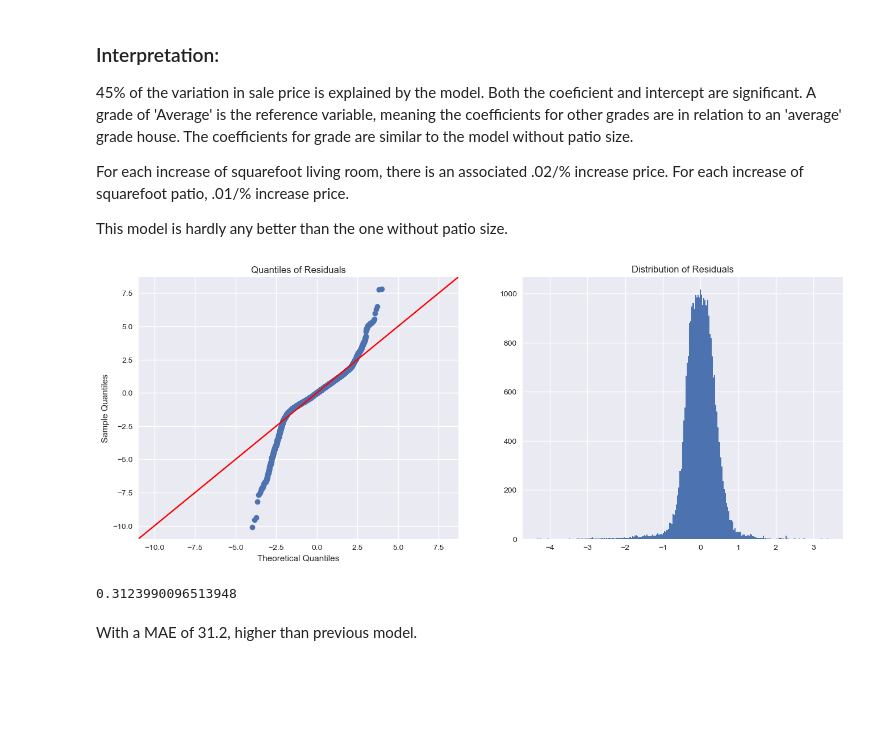
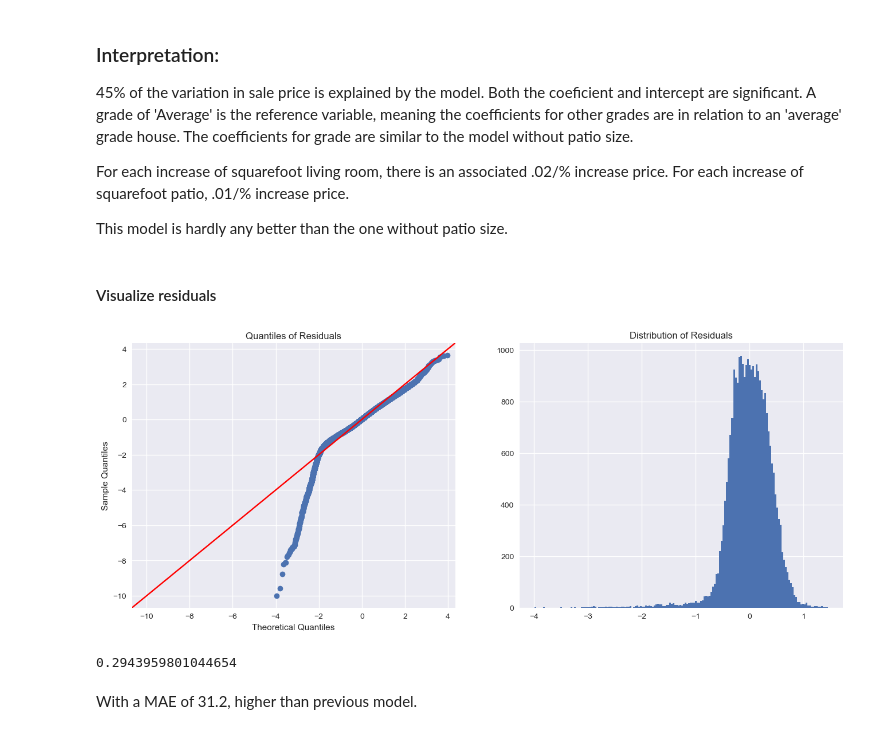
Before and after one commit to lalynjay/Housing_Prices_Analysis, a Jupyter notebook: Housing_Prices_Analysis.ipynb, the cells around one changed output. Cells and saved outputs as stored; diff of their text form; code cells hidden in the pictures; blank space fills up the shorter version.

```diff
--- a/Housing_Prices_Analysis.ipynb
+++ b/Housing_Prices_Analysis.ipynb
@@ -329,13 +344,13 @@ None of the relationships appear obviously linear. It is not difficult to make o
 # %% [markdown]
 ### Simple linear regression model with Living room squarefoot as predictor
 # %%
-y = df["price"]
-X_baseline = df[["sqft_living"]]
+y0 = df["price"]
+X0_baseline = df[["sqft_living"]]
 # %%
-baseline_model = sm.OLS(y, sm.add_constant(X_baseline))
-baseline_results = baseline_model.fit()
+baseline_model0 = sm.OLS(y0, sm.add_constant(X0_baseline))
+baseline_results0 = baseline_model0.fit()
 
-print(baseline_results.summary())
+print(baseline_results0.summary())
 # %% [output]
                             OLS Regression Results
 ==============================================================================
@@ -581,8 +603,8 @@ plt.scatter(x=X_log, y=y_log)
 # %%
-baseline_log_xy_model = sm.OLS(y_log, sm.add_constant(X_log))
-baseline_log_xy_results = baseline_log_xy_model.fit()
+baseline_log_x_model = sm.OLS(y, sm.add_constant(X_log))
+baseline_log_x_results = baseline_log_x_model.fit()
 
-print(baseline_log_xy_results.summary())
+print(baseline_log_x_results.summary())
 # %% [output]
                             OLS Regression Results
 ==============================================================================
@@ -842,20 +874,22 @@ The coefficients for grade are similar to the model without patio size.
 For each increase of squarefoot living room, there is an associated .02/% increase price. For each increase of squarefoot patio, .01/% increase price.
 
 This model is hardly any better than the one without patio size.
+# %% [markdown]
+#### Visualize residuals
 # %%
 fig, (ax1, ax2) = plt.subplots(nrows=1, ncols=2, figsize=(16, 6))
 
 sm.graphics.qqplot(model2_results.resid, dist=stats.norm, line='45', fit=True, ax=ax1)
-ax2.hist(model3_results.resid, bins="auto");
+ax2.hist(model2_results.resid, bins="auto");
 ax2.set_title("Distribution of Residuals");
 ax1.set_title("Quantiles of Residuals");
 # %% [output]
-[figure, old version]
+[figure, new version]
 # %%
 model2_mae = model2_results.resid.abs().sum() / len(y)
 model2_mae
 # %% [output]
-0.3123990096513948
+0.2943959801044654
 # %% [markdown]
 With a MAE of 31.2, higher than previous model.
 # %% [markdown]
```
Also changed, not shown: parts of 50 cells of this notebook.
